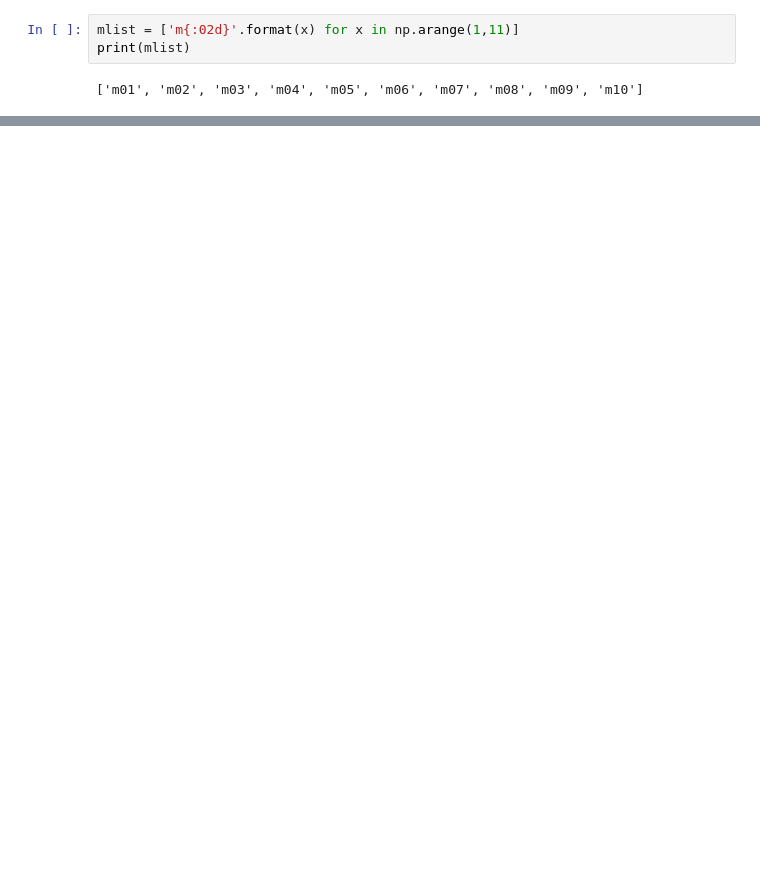
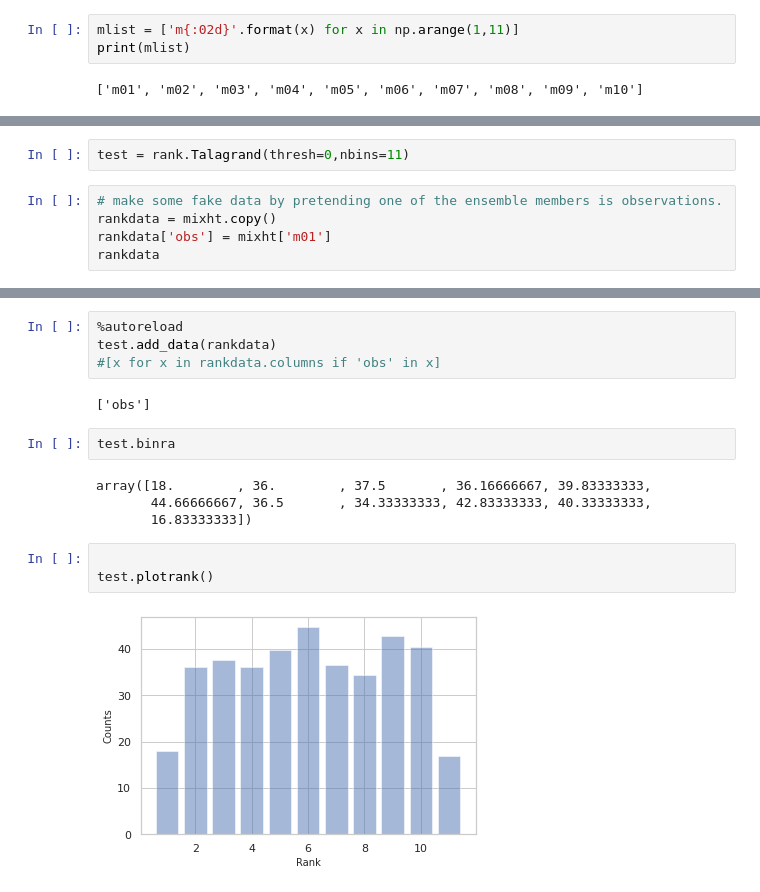
Before and after one commit to jvivar2383/NOAA_PBLH, a Jupyter notebook: Notebooks/VmixFilesHREF.ipynb, the cells around one changed output, grey strips where cells are left out. Saved outputs shown, nothing was run; the diff lists cells and outputs as text; blank space fills up the shorter version.

```diff
--- a/Notebooks/VmixFilesHREF.ipynb
+++ b/Notebooks/VmixFilesHREF.ipynb
@@ -51,0 +95,7 @@ fig.autofmt_xdate()
+# %%
+test = rank.Talagrand(thresh=0,nbins=11)
+# %%
+# make some fake data by pretending one of the ensemble members is observations.
+rankdata = mixht.copy()
+rankdata['obs'] = mixht['m01']
+rankdata
@@ -51,0 +117,17 @@ fig.autofmt_xdate()
+# %%
+%autoreload
+test.add_data(rankdata)
+#[x for x in rankdata.columns if 'obs' in x]
+# %% [output]
+['obs']
+# %%
+test.binra
+# %% [output]
+array([18.        , 36.        , 37.5       , 36.16666667, 39.83333333,
+       44.66666667, 36.5       , 34.33333333, 42.83333333, 40.33333333,
+       16.83333333])
+# %%
+
+test.plotrank()
+# %% [output]
+[figure, added]
```
Also changed, not shown: parts of 13 cells of this notebook, 1 other file.
